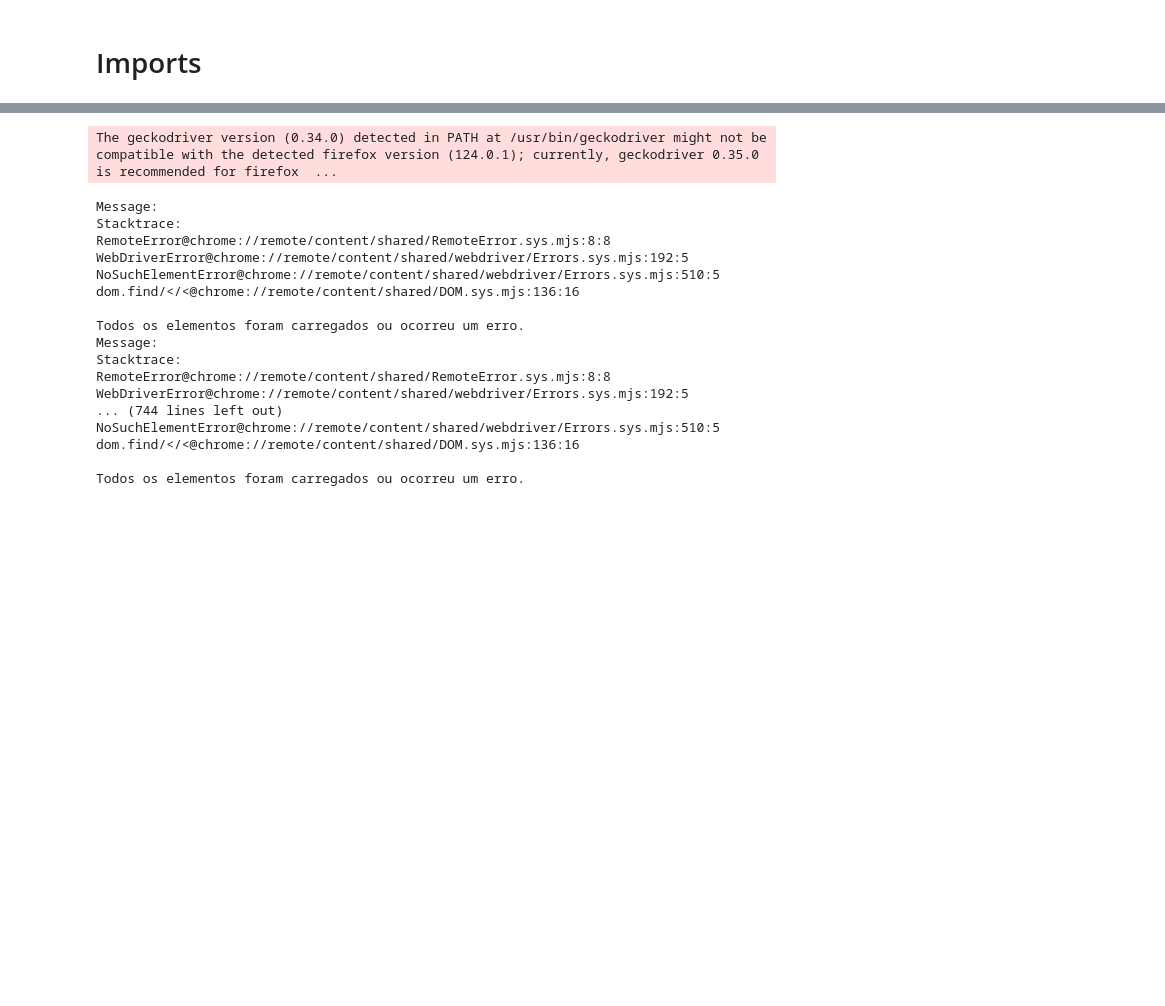
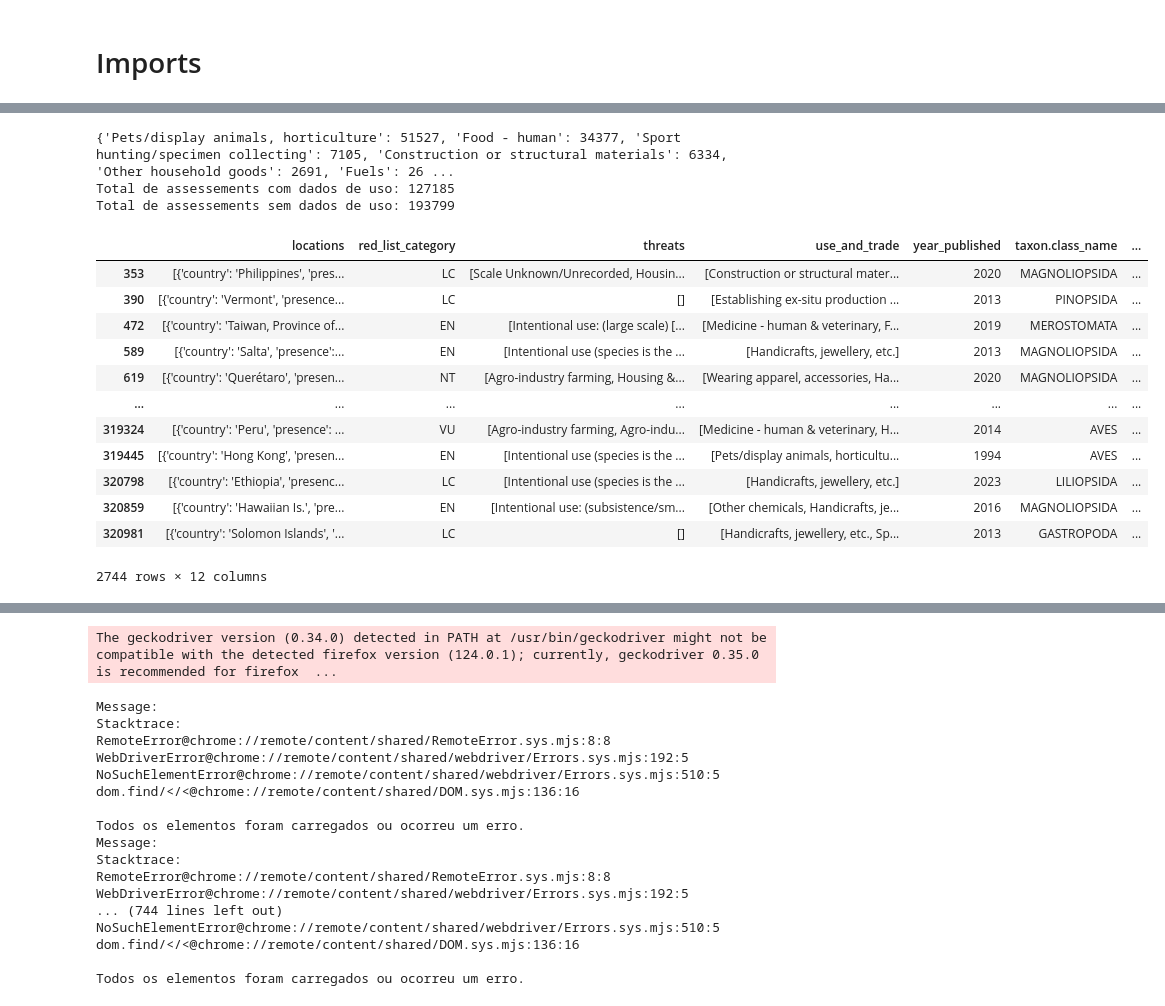
Before and after one commit to ecosustain/Endangered-Species-IUCN, a Jupyter notebook: API-IUCN.ipynb, the cells around one changed output, grey strips where cells are left out. Saved outputs shown, nothing was run; the diff lists cells and outputs as text; code cells hidden in the pictures; blank space fills up the shorter version.

```diff
--- a/API-IUCN.ipynb
+++ b/API-IUCN.ipynb
@@ -14,0 +305,52 @@ import time
+# %%
+list_uses = dict()
+total = 0
+total_real = len(df)
+for i in range(len(df)):
+    value = df.iloc[i]["use_and_trade"]
+    for j in range(len(value)):
+        if value[j] in list_uses:
+            list_uses[value[j]] += 1
+        else:
+            list_uses[value[j]] = 1
+        total += 1
+
+print(list_uses, len(list_uses))
+print("Total de assessements com dados de uso:", total)
+print("Total de assessements sem dados de uso:", total_real - total)
+# %% [output]
+{'Pets/display animals, horticulture': 51527, 'Food - human': 34377, 'Sport hunting/specimen collecting': 7105, 'Construction or structural materials': 6334, 'Other household goods': 2691, 'Fuels': 26 ...
+Total de assessements com dados de uso: 127185
+Total de assessements sem dados de uso: 193799
+# %%
+ids = []
+#print(len(df))
+for i in range(len(df)):
+    value = df.iloc[i]["use_and_trade"]
+    #print(value)
+    if 'Handicrafts, jewellery, etc.' in value:
+        ids.append(i)
+#print(ids)
+# %%
+pd.set_option('display.max_rows', 1000)
+# %%
+new_df = df.loc[ids]
+print(len(new_df))
+for j in range(len(new_df)):
+    print(new_df.iloc[j]["use_and_trade"])
+
+#display(new_df)
+# %% [output]
+|  | locations | red_list_category | threats | use_and_trade | year_published | taxon.class_name | ... |
+| 353 | [{'country': 'Philippines', 'pres... | LC | [Scale Unknown/Unrecorded, Housin... | [Construction or structural mater... | 2020 | MAGNOLIOPSIDA | ... |
+| 390 | [{'country': 'Vermont', 'presence... | LC | [] | [Establishing ex-situ production ... | 2013 | PINOPSIDA | ... |
+| 472 | [{'country': 'Taiwan, Province of... | EN | [Intentional use: (large scale) [... | [Medicine - human & veterinary, F... | 2019 | MEROSTOMATA | ... |
+| 589 | [{'country': 'Salta', 'presence':... | EN | [Intentional use (species is the ... | [Handicrafts, jewellery, etc.] | 2013 | MAGNOLIOPSIDA | ... |
+| 619 | [{'country': 'Querétaro', 'presen... | NT | [Agro-industry farming, Housing &... | [Wearing apparel, accessories, Ha... | 2020 | MAGNOLIOPSIDA | ... |
+| ... | ... | ... | ... | ... | ... | ... | ... |
+| 319324 | [{'country': 'Peru', 'presence': ... | VU | [Agro-industry farming, Agro-indu... | [Medicine - human & veterinary, H... | 2014 | AVES | ... |
+| 319445 | [{'country': 'Hong Kong', 'presen... | EN | [Intentional use (species is the ... | [Pets/display animals, horticultu... | 1994 | AVES | ... |
+| 320798 | [{'country': 'Ethiopia', 'presenc... | LC | [Intentional use (species is the ... | [Handicrafts, jewellery, etc.] | 2023 | LILIOPSIDA | ... |
+| 320859 | [{'country': 'Hawaiian Is.', 'pre... | EN | [Intentional use: (subsistence/sm... | [Other chemicals, Handicrafts, je... | 2016 | MAGNOLIOPSIDA | ... |
+| 320981 | [{'country': 'Solomon Islands', '... | LC | [] | [Handicrafts, jewellery, etc., Sp... | 2013 | GASTROPODA | ... |
+2744 rows × 12 columns
```
Also changed, not shown: parts of 39 cells of this notebook.
